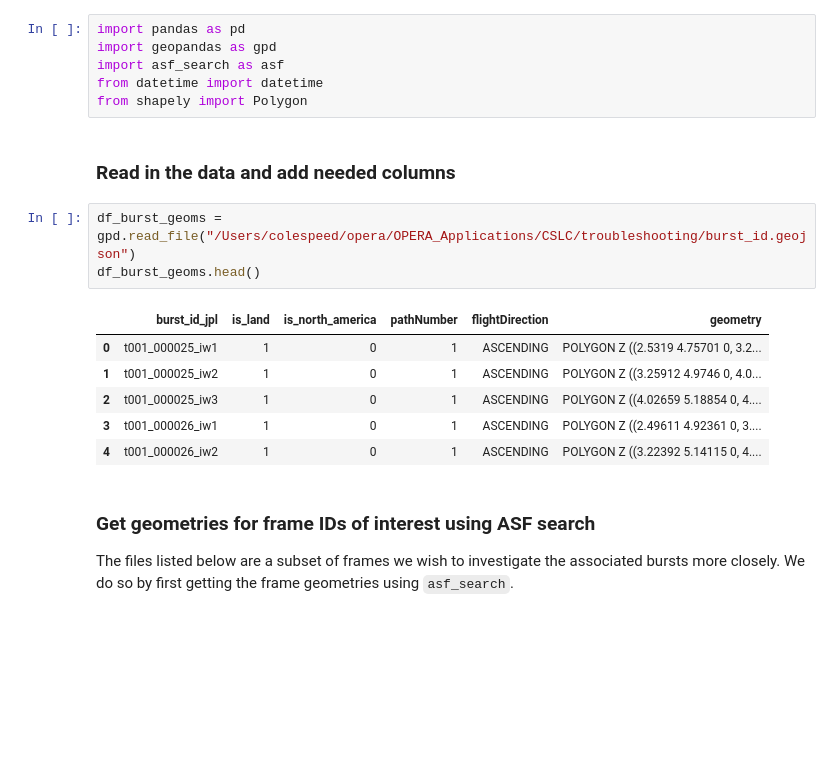
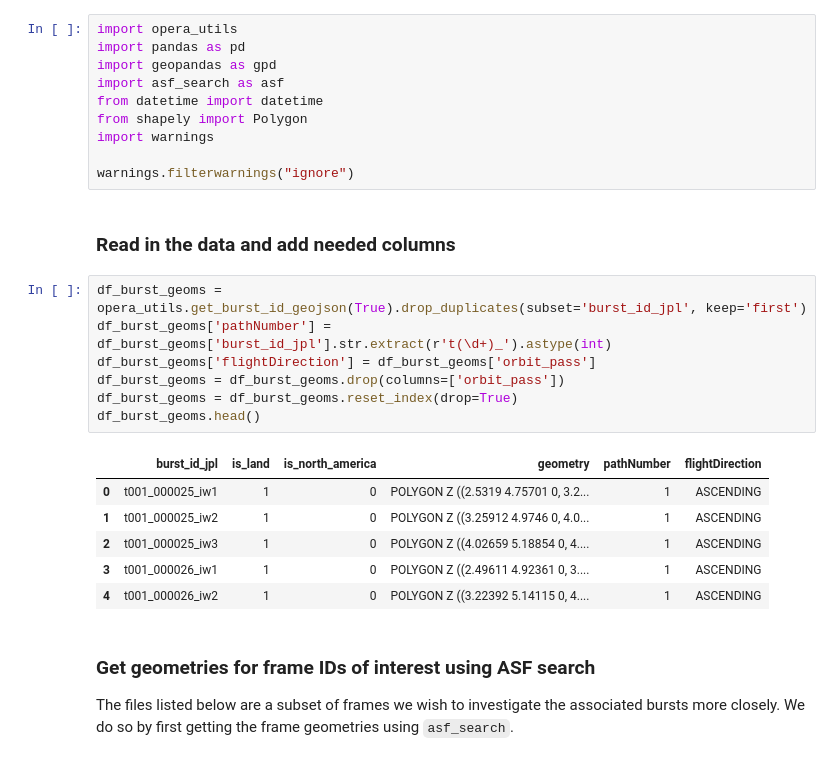
Before and after one commit to cmspeed/OPERA_Applications, a Jupyter notebook: CSLC/troubleshooting/find_missing_and_duplicate_CSLC-S1.ipynb, the cells around one changed output. Saved outputs shown, nothing was run; the diff lists cells and outputs as text; blank space fills up the shorter version.

Commit message:
Update find_missing_and_duplicate_CSLC-S1.ipynb to not require input geojson

```diff
--- a/CSLC/troubleshooting/find_missing_and_duplicate_CSLC-S1.ipynb
+++ b/CSLC/troubleshooting/find_missing_and_duplicate_CSLC-S1.ipynb
@@ -1,21 +1,29 @@
 # %%
+import opera_utils
 import pandas as pd
 import geopandas as gpd
 import asf_search as asf
 from datetime import datetime
 from shapely import Polygon
+import warnings
+
+warnings.filterwarnings("ignore")
 # %% [markdown]
 ### Read in the data and add needed columns
-# %%
-df_burst_geoms = gpd.read_file("/Users/colespeed/opera/OPERA_Applications/CSLC/troubleshooting/burst_id.geojson")
-df_burst_geoms.head()
-# %% [output]
-|  | burst_id_jpl | is_land | is_north_america | pathNumber | flightDirection | geometry |
-| 0 | t001_000025_iw1 | 1 | 0 | 1 | ASCENDING | POLYGON Z ((2.5319 4.75701 0, 3.2... |
-| 1 | t001_000025_iw2 | 1 | 0 | 1 | ASCENDING | POLYGON Z ((3.25912 4.9746 0, 4.0... |
-| 2 | t001_000025_iw3 | 1 | 0 | 1 | ASCENDING | POLYGON Z ((4.02659 5.18854 0, 4.... |
-| 3 | t001_000026_iw1 | 1 | 0 | 1 | ASCENDING | POLYGON Z ((2.49611 4.92361 0, 3.... |
-| 4 | t001_000026_iw2 | 1 | 0 | 1 | ASCENDING | POLYGON Z ((3.22392 5.14115 0, 4.... |
+# %%
+df_burst_geoms = opera_utils.get_burst_id_geojson(True).drop_duplicates(subset='burst_id_jpl', keep='first')
+df_burst_geoms['pathNumber'] = df_burst_geoms['burst_id_jpl'].str.extract(r't(\d+)_').astype(int)
+df_burst_geoms['flightDirection'] = df_burst_geoms['orbit_pass']
+df_burst_geoms = df_burst_geoms.drop(columns=['orbit_pass'])
+df_burst_geoms = df_burst_geoms.reset_index(drop=True)
+df_burst_geoms.head()
+# %% [output]
+|  | burst_id_jpl | is_land | is_north_america | geometry | pathNumber | flightDirection |
+| 0 | t001_000025_iw1 | 1 | 0 | POLYGON Z ((2.5319 4.75701 0, 3.2... | 1 | ASCENDING |
+| 1 | t001_000025_iw2 | 1 | 0 | POLYGON Z ((3.25912 4.9746 0, 4.0... | 1 | ASCENDING |
+| 2 | t001_000025_iw3 | 1 | 0 | POLYGON Z ((4.02659 5.18854 0, 4.... | 1 | ASCENDING |
+| 3 | t001_000026_iw1 | 1 | 0 | POLYGON Z ((2.49611 4.92361 0, 3.... | 1 | ASCENDING |
+| 4 | t001_000026_iw2 | 1 | 0 | POLYGON Z ((3.22392 5.14115 0, 4.... | 1 | ASCENDING |
 # %% [markdown]
 ### Get geometries for frame IDs of interest using ASF search
 The files listed below are a subset of frames we wish to investigate the associated bursts more closely. We do so by first getting the frame geometries using `asf_search`.
```
